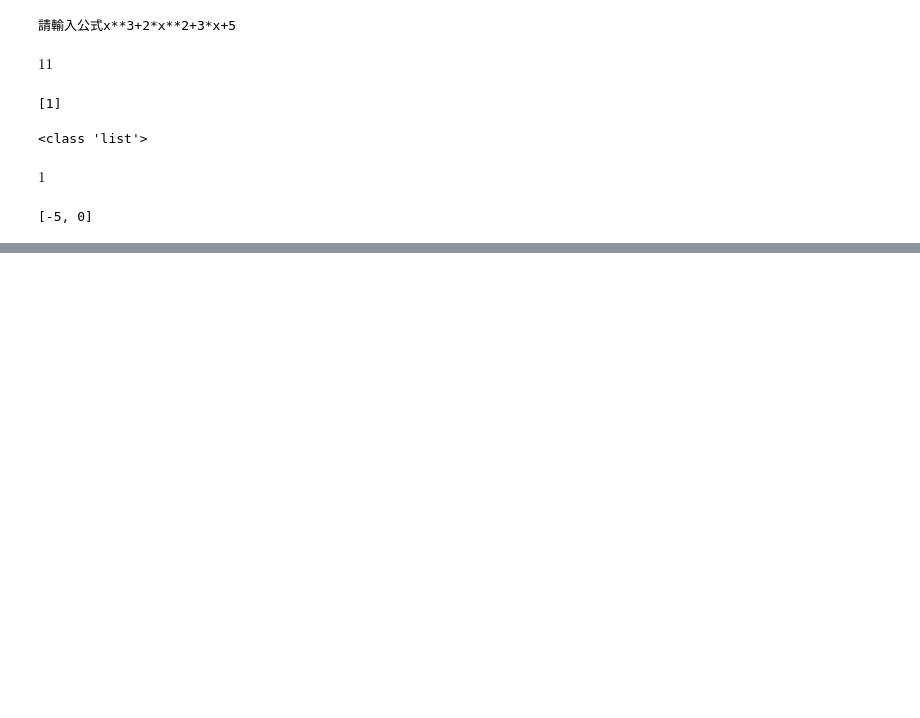
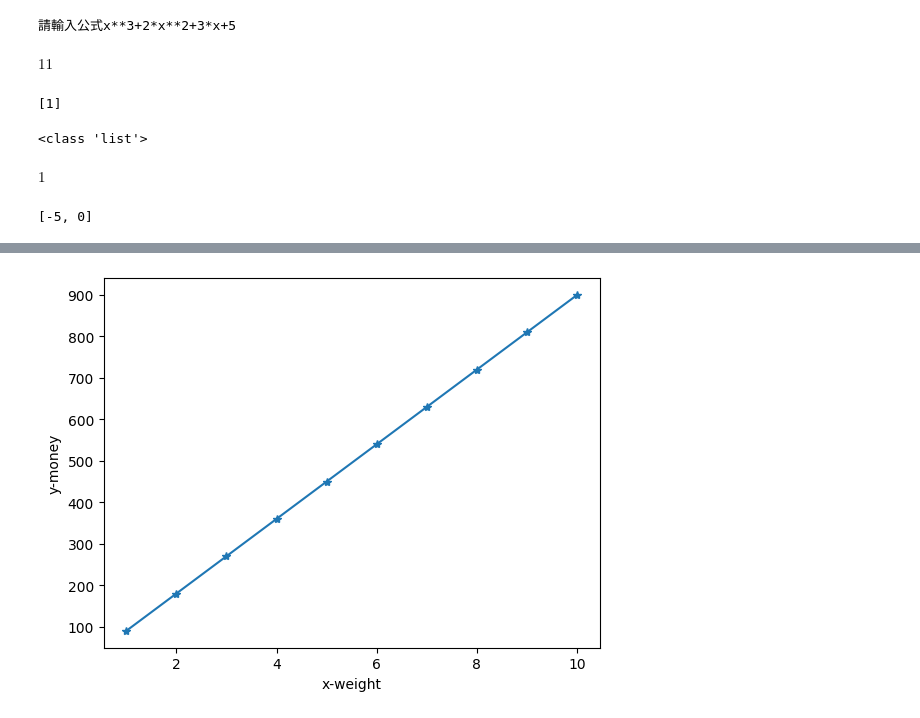
Before and after one commit to kevin1009651/math_0924, a Jupyter notebook: Welcome_To_Colab.ipynb, the cells around one changed output, grey strips where cells are left out. Drawn from its saved outputs; the diff is of its cells as text; code cells hidden in the pictures; blank space fills up the shorter version.

```diff
--- a/Welcome_To_Colab.ipynb
+++ b/Welcome_To_Colab.ipynb
@@ -149,0 +161,11 @@ solve(eq)
+# %%
+import matplotlib.pyplot as plt
+unitprice = 90
+x = [x for x in range(1,11)]
+y = [y*unitprice for y in x]
+plt.plot(x,y,'-*')
+plt.xlabel('x-weight')
+plt.ylabel('y-money')
+plt.show()
+# %% [output]
+[figure, added]
```
Also changed, not shown: parts of 1 cell of this notebook.
